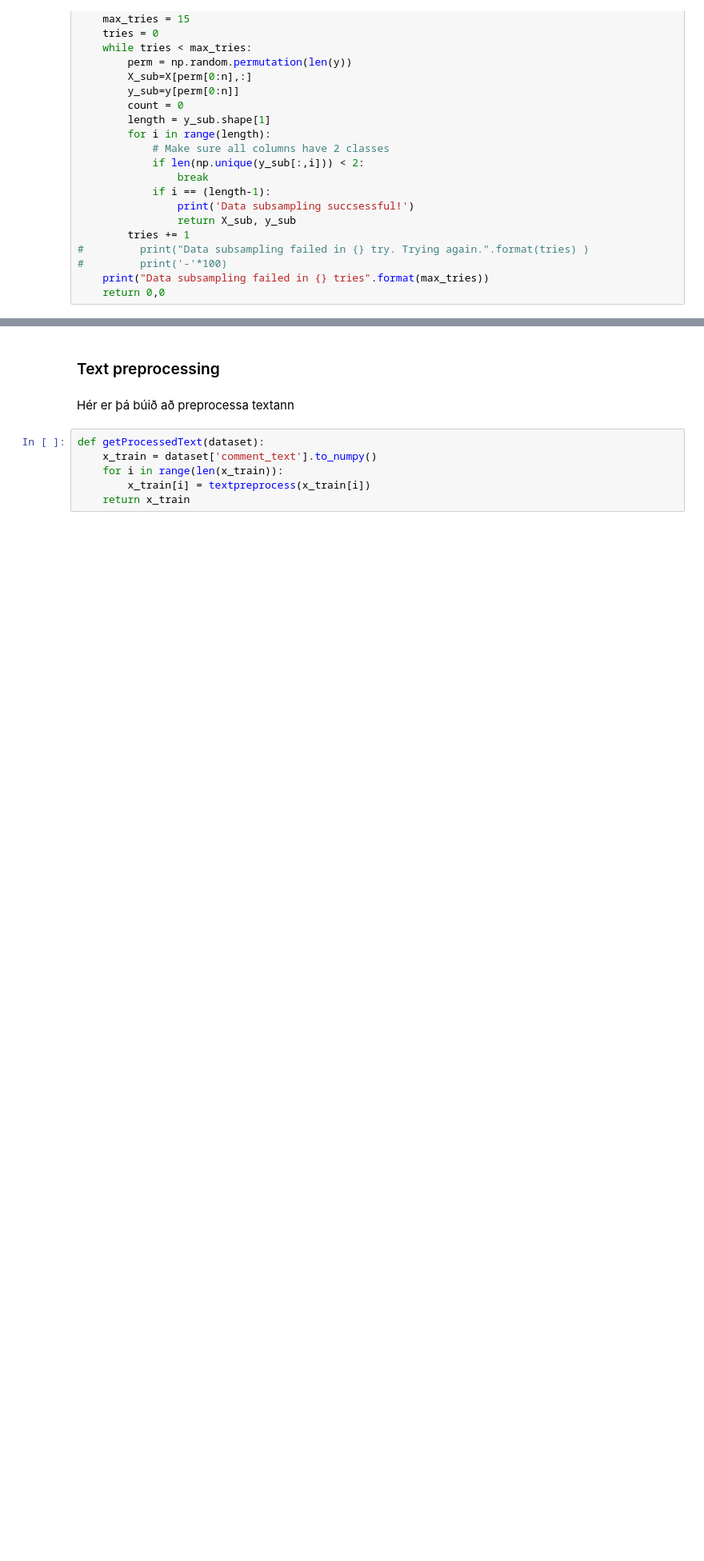
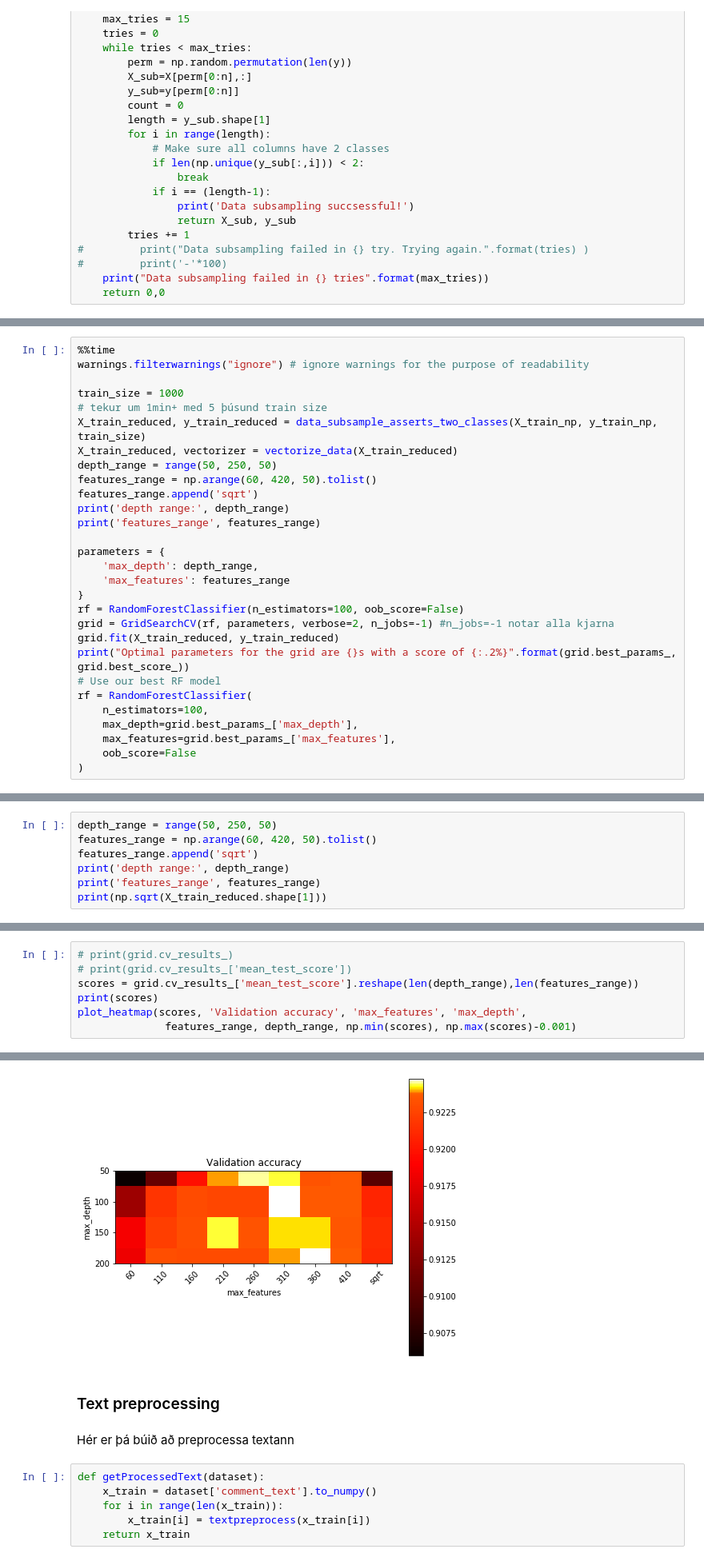
Before and after one commit to peturjokull/Gervigreind-Lokaverkefni, a Jupyter notebook: numi.ipynb, the cells around one changed output, grey strips where cells are left out. Shown: that part at 80% size. Cells and saved outputs as stored; diff of their text form; blank space fills up the shorter version.

Commit message:
bæta við random forrest klasara

```diff
--- a/numi.ipynb
+++ b/numi.ipynb
@@ -459,0 +333,29 @@ plot_acc_params(gamma, accs['train_acc']['rbf']['gamma'], accs['val_acc']['rbf']
+# %%
+%%time
+warnings.filterwarnings("ignore") # ignore warnings for the purpose of readability
+
+train_size = 1000
+# tekur um 1min+ med 5 þúsund train size
+X_train_reduced, y_train_reduced = data_subsample_asserts_two_classes(X_train_np, y_train_np, train_size)
+X_train_reduced, vectorizer = vectorize_data(X_train_reduced)
+depth_range = range(50, 250, 50)
+features_range = np.arange(60, 420, 50).tolist()
+features_range.append('sqrt')
+print('depth range:', depth_range)
+print('features_range', features_range)
+
+parameters = {
+    'max_depth': depth_range,
+    'max_features': features_range
+}
+rf = RandomForestClassifier(n_estimators=100, oob_score=False)
+grid = GridSearchCV(rf, parameters, verbose=2, n_jobs=-1) #n_jobs=-1 notar alla kjarna
+grid.fit(X_train_reduced, y_train_reduced)
+print("Optimal parameters for the grid are {}s with a score of {:.2%}".format(grid.best_params_, grid.best_score_))
+# Use our best RF model
+rf = RandomForestClassifier(
+    n_estimators=100,
+    max_depth=grid.best_params_['max_depth'],
+    max_features=grid.best_params_['max_features'],
+    oob_score=False
+)
@@ -459,0 +374,7 @@ plot_acc_params(gamma, accs['train_acc']['rbf']['gamma'], accs['val_acc']['rbf']
+# %%
+depth_range = range(50, 250, 50)
+features_range = np.arange(60, 420, 50).tolist()
+features_range.append('sqrt')
+print('depth range:', depth_range)
+print('features_range', features_range)
+print(np.sqrt(X_train_reduced.shape[1]))
@@ -459,0 +402,8 @@ plot_acc_params(gamma, accs['train_acc']['rbf']['gamma'], accs['val_acc']['rbf']
+# %%
+# print(grid.cv_results_)
+# print(grid.cv_results_['mean_test_score'])
+scores = grid.cv_results_['mean_test_score'].reshape(len(depth_range),len(features_range))
+print(scores)
+plot_heatmap(scores, 'Validation accuracy', 'max_features', 'max_depth',
+              features_range, depth_range, np.min(scores), np.max(scores)-0.001)
+# %% [output]
@@ -460,3 +414,4 @@ plot_acc_params(gamma, accs['train_acc']['rbf']['gamma'], accs['val_acc']['rbf']
+[figure, added]
 # %% [markdown]
 ### Text preprocessing
 # %% [markdown]
```
Also changed, not shown: parts of 17 cells of this notebook.
